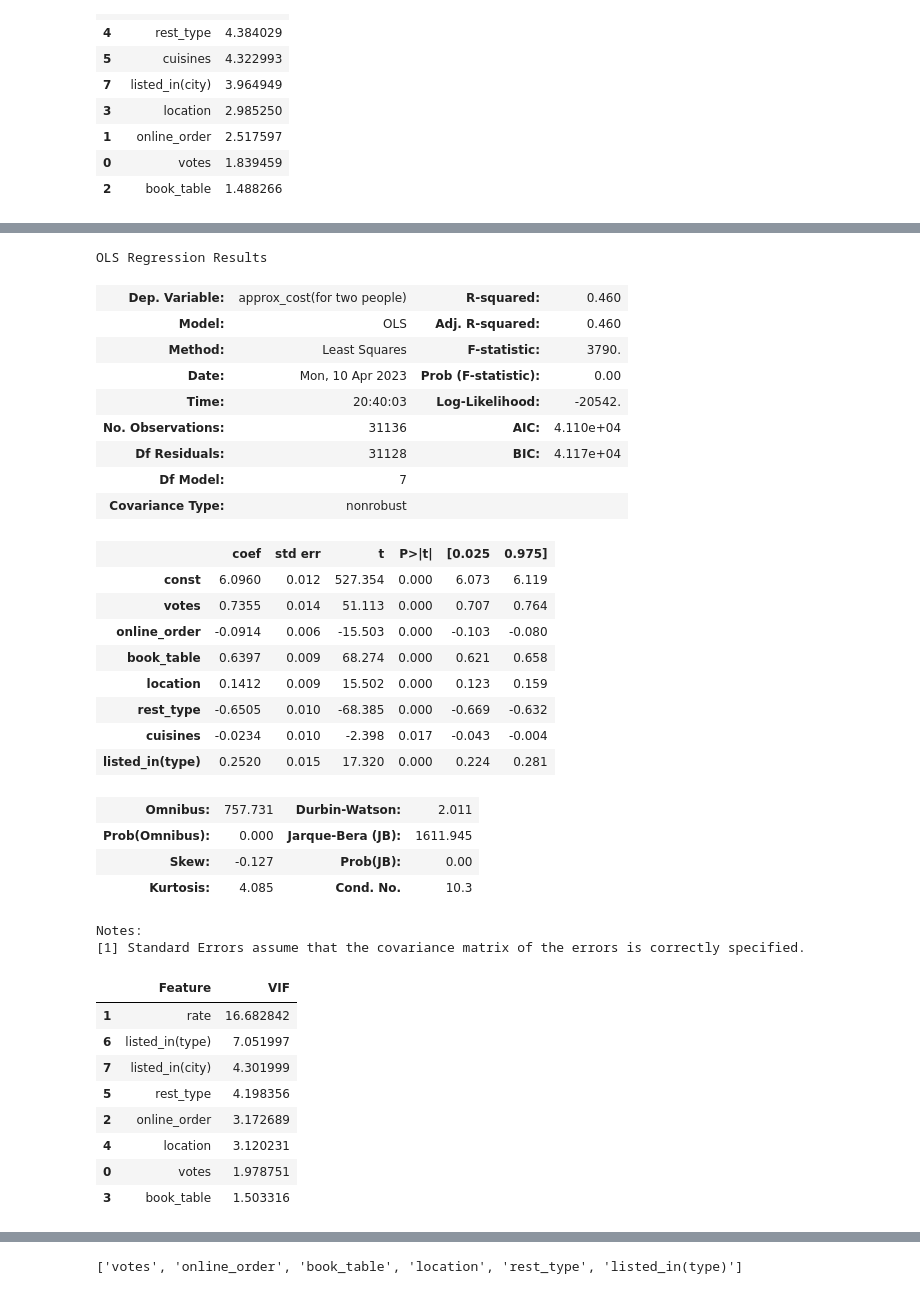
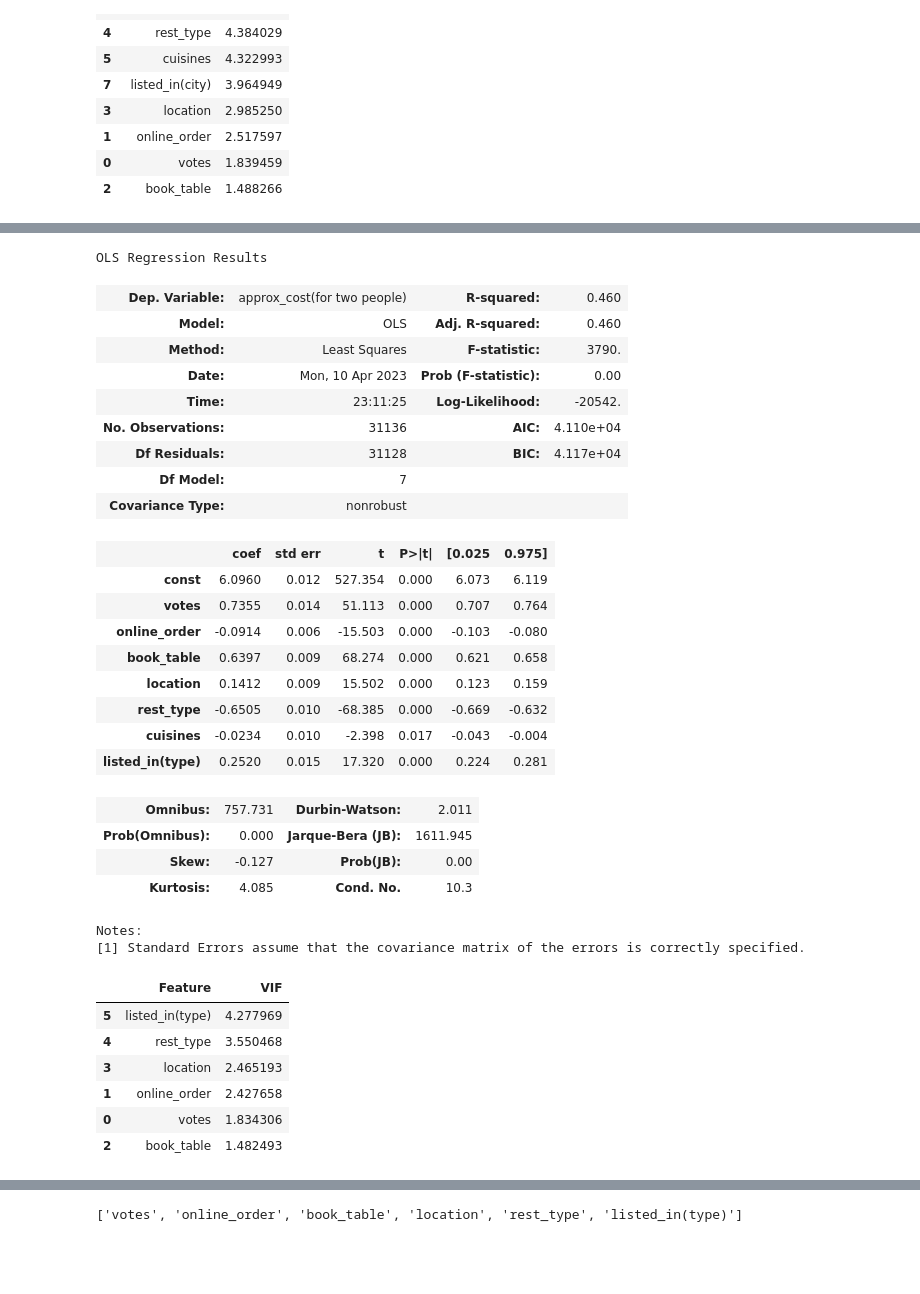
Before and after one commit to abhinav221294/Regression-and-Classification-Problem-on-Zomato-Dataset, a Jupyter notebook: Regression Problem on Zomato Dataset.ipynb, the cells around one changed output, grey strips where cells are left out. Drawn from its saved outputs; the diff is of its cells as text; code cells hidden in the pictures; blank space fills up the shorter version.

```diff
--- a/Regression Problem on Zomato Dataset.ipynb
+++ b/Regression Problem on Zomato Dataset.ipynb
@@ -736,7 +738,7 @@ Notes:
 [1] Standard Errors assume that the covariance matrix of the errors is correctly specified.
 # %%
 vif = pd.DataFrame()
-X_new = X.drop('listed_in(city)',axis=1)
+X_new = X_new.drop('listed_in(city)',axis=1)
 vif['Feature'] = X_new.columns
 vif['VIF'] = [variance_inflation_factor(X_new.values,i) for i in range(X_new.shape[1])]
 
@@ -755,5 +756,5 @@ vif
 # %%
-X_train_vif = X_train.drop(['rate','listed_in(city)'],axis=1)
+X_train_vif = X_train_vif.drop(['listed_in(city)'],axis=1)
 X_train_sm = sm.add_constant(X_train_vif)
 model = sm.OLS(y_train,X_train_sm).fit()
 model.summary()
@@ -763,7 +764,7 @@ OLS Regression Results
 | Model: | OLS | Adj. R-squared: | 0.460 |
 | Method: | Least Squares | F-statistic: | 3790. |
 | Date: | Mon, 10 Apr 2023 | Prob (F-statistic): | 0.00 |
-| Time: | 20:40:03 | Log-Likelihood: | -20542. |
+| Time: | 23:11:25 | Log-Likelihood: | -20542. |
 | No. Observations: | 31136 | AIC: | 4.110e+04 |
 | Df Residuals: | 31128 | BIC: | 4.117e+04 |
 | Df Model: | 7 |  |  |
@@ -785,22 +786,20 @@ Notes:
 [1] Standard Errors assume that the covariance matrix of the errors is correctly specified.
 # %%
 vif = pd.DataFrame()
-X_new = X.drop('cuisines',axis=1)
+X_new = X_new.drop('cuisines',axis=1)
 vif['Feature'] = X_new.columns
 vif['VIF'] = [variance_inflation_factor(X_new.values,i) for i in range(X_new.shape[1])]
 
 vif = vif.sort_values(by='VIF',ascending=False)
 vif
 # %% [output]
 |  | Feature | VIF |
-| 1 | rate | 16.682842 |
-| 6 | listed_in(type) | 7.051997 |
-| 7 | listed_in(city) | 4.301999 |
-| 5 | rest_type | 4.198356 |
-| 2 | online_order | 3.172689 |
-| 4 | location | 3.120231 |
-| 0 | votes | 1.978751 |
-| 3 | book_table | 1.503316 |
+| 5 | listed_in(type) | 4.277969 |
+| 4 | rest_type | 3.550468 |
+| 3 | location | 2.465193 |
+| 1 | online_order | 2.427658 |
+| 0 | votes | 1.834306 |
+| 2 | book_table | 1.482493 |
 # %%
 X_train_vif = X_train_vif.drop(['cuisines'],axis=1)
 X_train_sm = sm.add_constant(X_train_vif)
```
Also changed, not shown: parts of 24 cells of this notebook.
